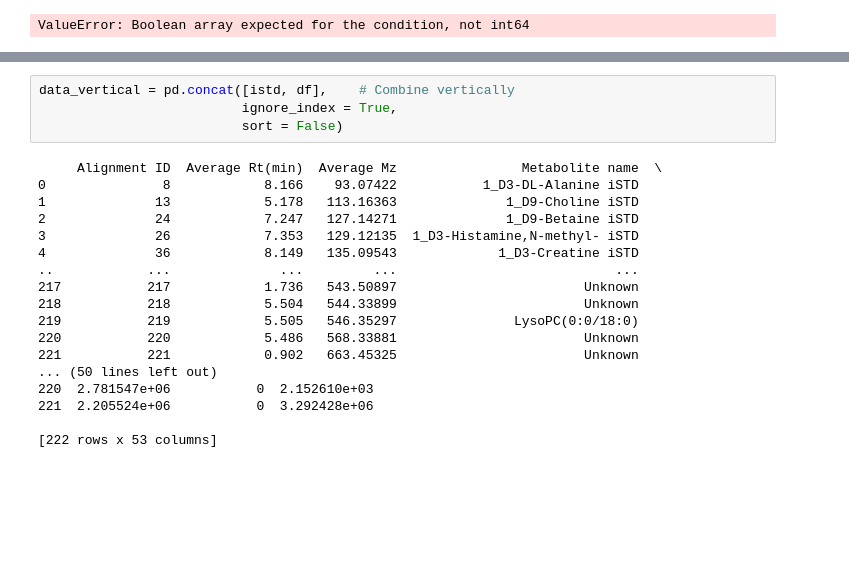
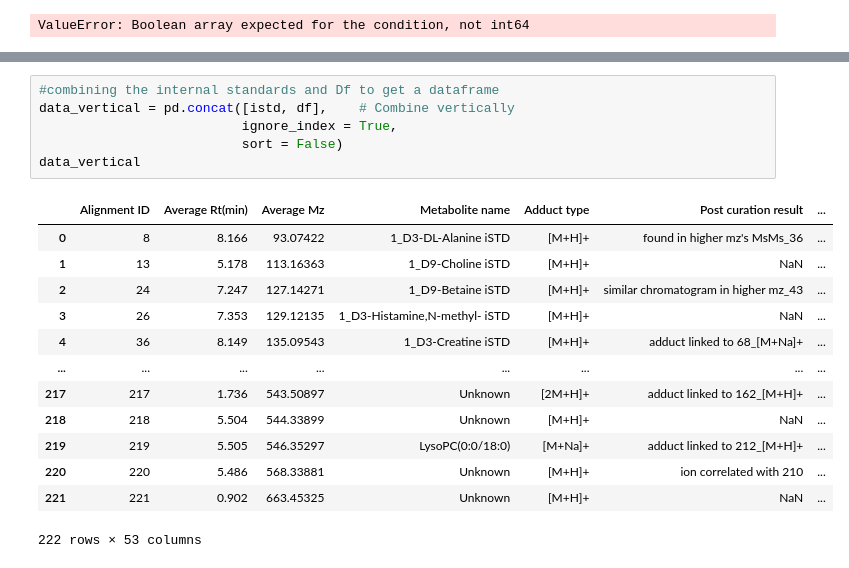
Before and after one commit to manika26/untargeted_dataset, a Jupyter notebook: Dataset processing.ipynb, the cells around one changed output, grey strips where cells are left out. Drawn from its saved outputs; the diff is of its cells as text; blank space fills up the shorter version.

```diff
--- a/Dataset processing.ipynb
+++ b/Dataset processing.ipynb
@@ -180,22 +180,20 @@ df['Metabolite name'].str.contains('iSTD').sum()
 # %%
+#combining the internal standards and Df to get a dataframe
 data_vertical = pd.concat([istd, df],    # Combine vertically
                           ignore_index = True,
                           sort = False)
+data_vertical
 # %% [output]
+|  | Alignment ID | Average Rt(min) | Average Mz | Metabolite name | Adduct type | Post curation result | ... |
+| 0 | 8 | 8.166 | 93.07422 | 1_D3-DL-Alanine iSTD | [M+H]+ | found in higher mz's MsMs_36 | ... |
+| 1 | 13 | 5.178 | 113.16363 | 1_D9-Choline iSTD | [M+H]+ | NaN | ... |
+| 2 | 24 | 7.247 | 127.14271 | 1_D9-Betaine iSTD | [M+H]+ | similar chromatogram in higher mz_43 | ... |
+| 3 | 26 | 7.353 | 129.12135 | 1_D3-Histamine,N-methyl- iSTD | [M+H]+ | NaN | ... |
+| 4 | 36 | 8.149 | 135.09543 | 1_D3-Creatine iSTD | [M+H]+ | adduct linked to 68_[M+Na]+ | ... |
+| ... | ... | ... | ... | ... | ... | ... | ... |
+| 217 | 217 | 1.736 | 543.50897 | Unknown | [2M+H]+ | adduct linked to 162_[M+H]+ | ... |
+| 218 | 218 | 5.504 | 544.33899 | Unknown | [M+H]+ | NaN | ... |
+| 219 | 219 | 5.505 | 546.35297 | LysoPC(0:0/18:0) | [M+Na]+ | adduct linked to 212_[M+H]+ | ... |
+| 220 | 220 | 5.486 | 568.33881 | Unknown | [M+H]+ | ion correlated with 210 | ... |
+| 221 | 221 | 0.902 | 663.45325 | Unknown | [M+H]+ | NaN | ... |
-     Alignment ID  Average Rt(min)  Average Mz                Metabolite name  \
-0               8            8.166    93.07422           1_D3-DL-Alanine iSTD
-1              13            5.178   113.16363              1_D9-Choline iSTD
-2              24            7.247   127.14271              1_D9-Betaine iSTD
-3              26            7.353   129.12135  1_D3-Histamine,N-methyl- iSTD
-4              36            8.149   135.09543             1_D3-Creatine iSTD
-..            ...              ...         ...                            ...
-217           217            1.736   543.50897                        Unknown
-218           218            5.504   544.33899                        Unknown
-219           219            5.505   546.35297               LysoPC(0:0/18:0)
-220           220            5.486   568.33881                        Unknown
-221           221            0.902   663.45325                        Unknown
-... (50 lines left out)
-220  2.781547e+06           0  2.152610e+03
-221  2.205524e+06           0  3.292428e+06
-
-[222 rows x 53 columns]
+222 rows × 53 columns
```
Also changed, not shown: parts of 13 cells of this notebook.
